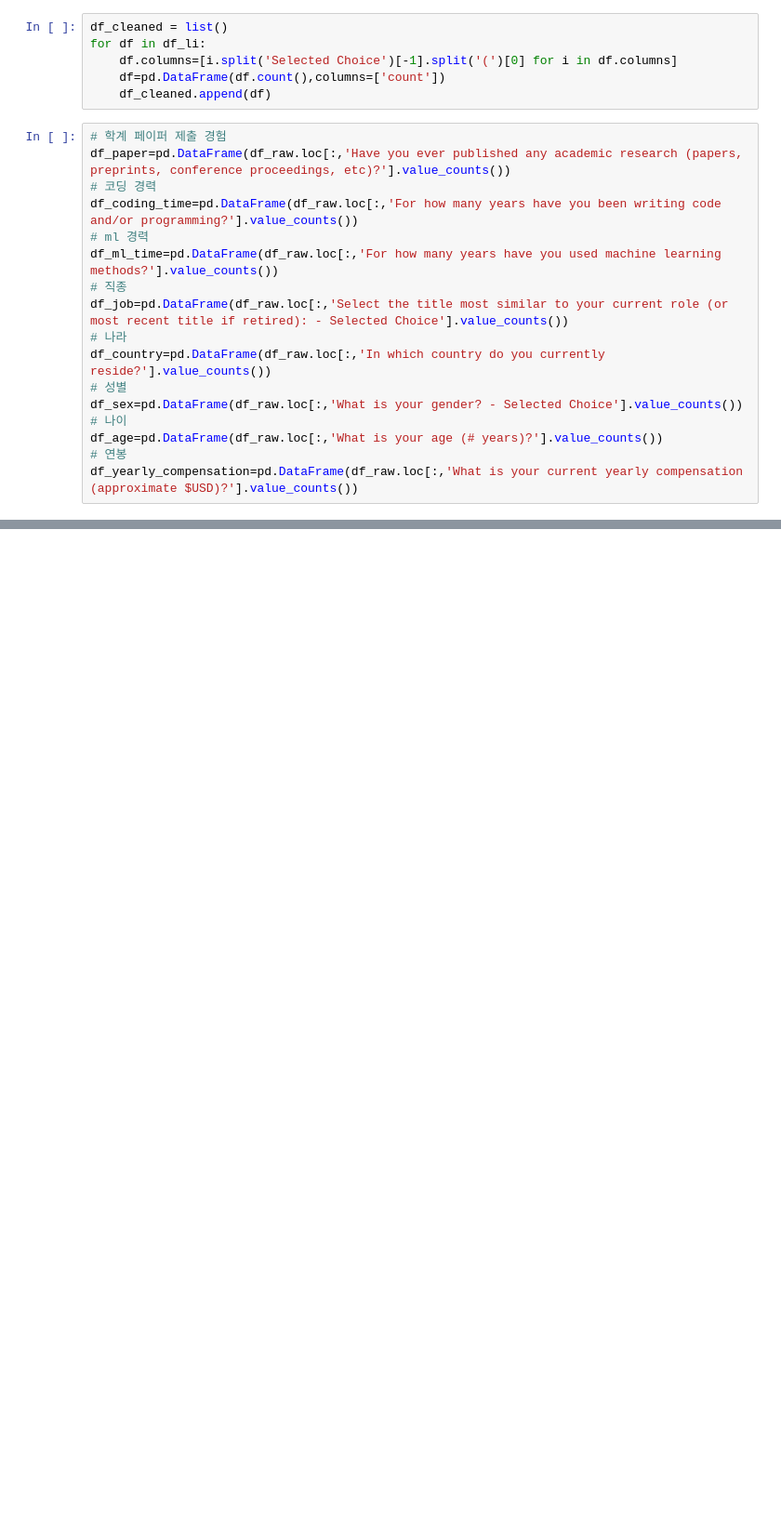
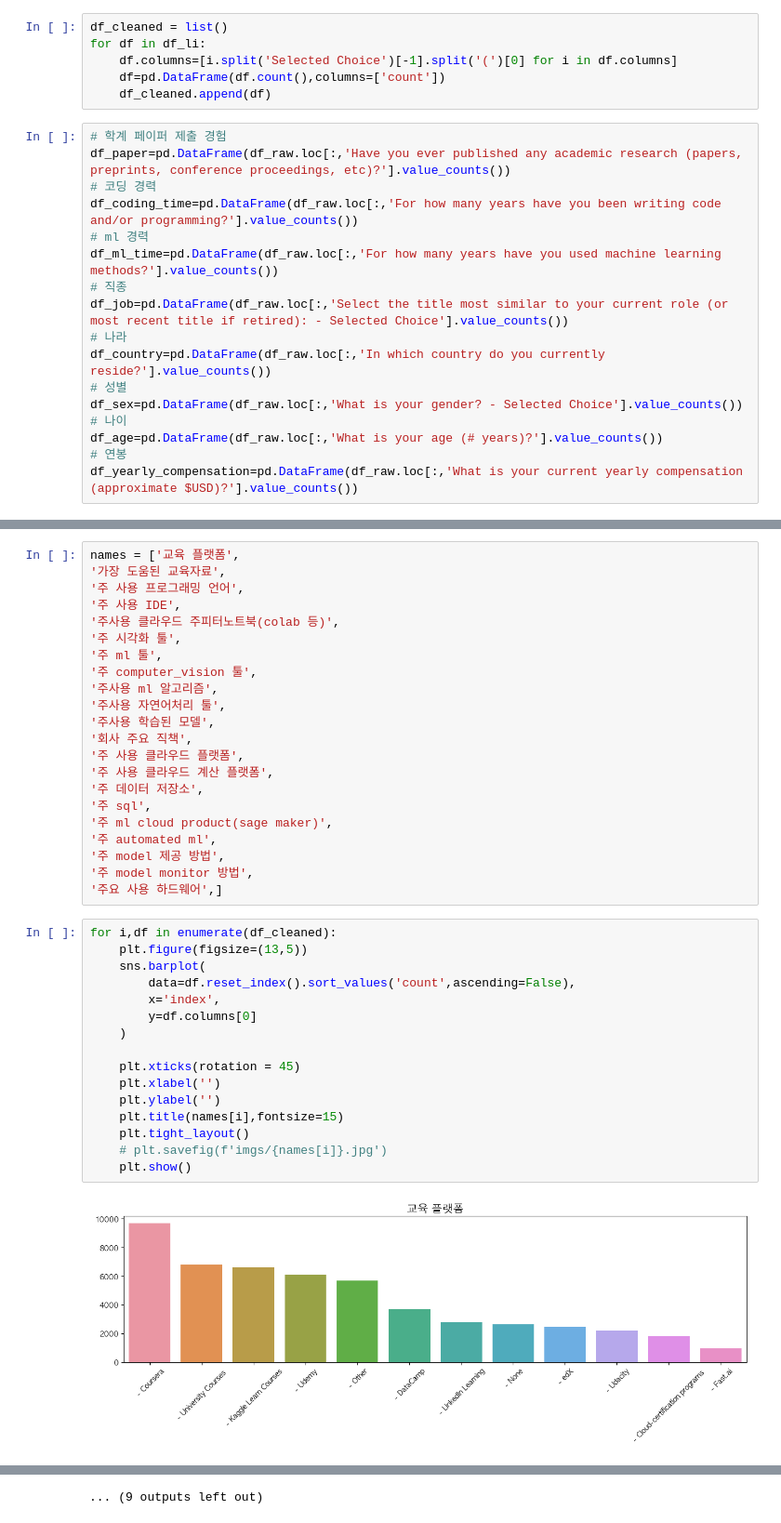
Before and after one commit to potion-jack/ASAC_DataScience, a Jupyter notebook: _web_/web_pj/to_pass.ipynb, the cells around one changed output, grey strips where cells are left out. Shown at 93% size. Drawn from its saved outputs; the diff is of its cells as text; blank space fills up the shorter version.

```diff
--- a/_web_/web_pj/to_pass.ipynb
+++ b/_web_/web_pj/to_pass.ipynb
@@ -148,0 +161,40 @@ plt.show()
+# %%
+names = ['교육 플랫폼',
+'가장 도움된 교육자료',
+'주 사용 프로그래밍 언어',
+'주 사용 IDE',
+'주사용 클라우드 주피터노트북(colab 등)',
+'주 시각화 툴',
+'주 ml 툴',
+'주 computer_vision 툴',
+'주사용 ml 알고리즘',
+'주사용 자연어처리 툴',
+'주사용 학습된 모델',
+'회사 주요 직책',
+'주 사용 클라우드 플랫폼',
+'주 사용 클라우드 계산 플랫폼',
+'주 데이터 저장소',
+'주 sql',
+'주 ml cloud product(sage maker)',
+'주 automated ml',
+'주 model 제공 방법',
+'주 model monitor 방법',
+'주요 사용 하드웨어',]
+# %%
+for i,df in enumerate(df_cleaned):
+    plt.figure(figsize=(13,5))
+    sns.barplot(
+        data=df.reset_index().sort_values('count',ascending=False),
+        x='index',
+        y=df.columns[0]
+    )
+
+    plt.xticks(rotation = 45)
+    plt.xlabel('')
+    plt.ylabel('')
+    plt.title(names[i],fontsize=15)
+    plt.tight_layout()
+    # plt.savefig(f'imgs/{names[i]}.jpg')
+    plt.show()
+# %% [output]
+[figure, added]
@@ -148,0 +212 @@ plt.show()
+... (9 outputs left out)
```
Also changed, not shown: parts of 14 cells of this notebook, 1 other file.
